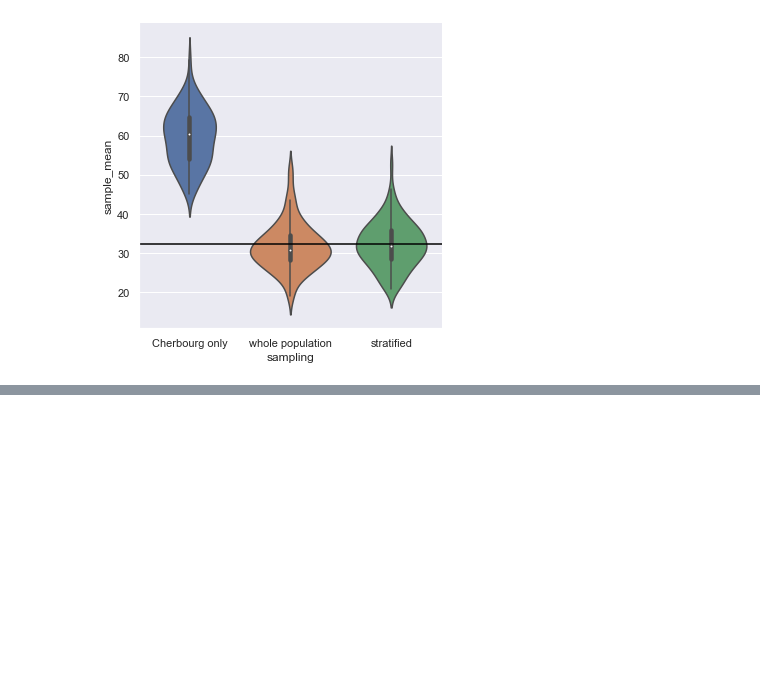
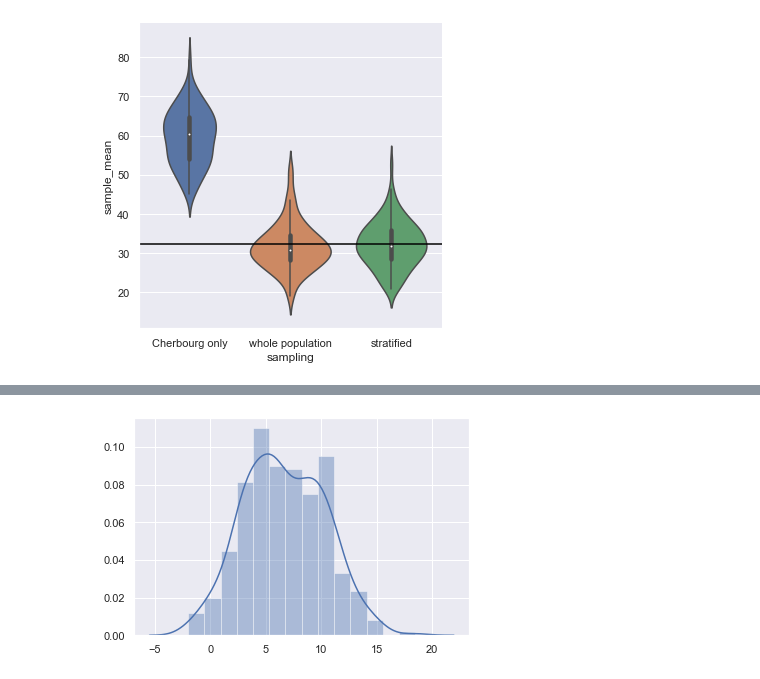
Before and after one commit to gentimouton/dives, a Jupyter notebook: practical_ds/practical_stats_ch2_sampling.ipynb, the cells around one changed output, grey strips where cells are left out. Saved outputs shown, nothing was run; the diff lists cells and outputs as text; code cells hidden in the pictures; blank space fills up the shorter version.

Commit message:
regression to the mean

```diff
--- a/practical_ds/practical_stats_ch2_sampling.ipynb
+++ b/practical_ds/practical_stats_ch2_sampling.ipynb
@@ -261,0 +270,14 @@ true total pop mean: 32.2042
+# %%
+# let's look at height of parents vs children
+# numbers are height offsets vs 60 inches (152.4cm), so 3 means 63
+# data is sorted by height offset of father, descendingly
+# family id, father height, mother height, sons1 to 10, d1 to 9
+
+def load_galton_data():
+    filename = 'family_height_parents_children_galton.csv'
+    df = pd.read_csv(filename)
+    return df
+
+df = load_galton_data()
+print(df.shape)
+df.head()
@@ -261,0 +293,64 @@ true total pop mean: 32.2042
+# %%
+def print_all_values(df):
+    # print all values in df, to debug
+    pd.unique(df.drop('fam',axis=1).values.ravel('K'))
+
+def hist_columns(df, cols):
+    x = pd.to_numeric(df[cols].values.ravel('K'))
+    sns.distplot(x)
+
+hist_columns(df, ['mom','dad'])
+
+def cleanup(df):
+    """
+    replace '*' with NaN,
+    and map adjectives like 'short' to values based on distribution above
+    output a df with one row per child
+    """
+
+    # replacements
+    adj_mapping = {
+        'short': 0,
+        'shortish': 3,
+        'middle': 6,
+        'medium': 6,
+        'med.': 6,
+        'tallish': 9,
+        'tall': 12,
+        'v.tall': 15,
+        'deformed': np.nan,
+        'idiotic': np.nan,
+    }
+
+    ddf = (
+        df
+        .replace('*', np.nan)
+        .replace(adj_mapping)
+    )
+
+    # unstack
+    son_cols = [f's{i}' for i in range(1,11)]
+    dgt_cols = [f'd{i}' for i in range(1,10)]
+    ddf = pd.melt(
+        ddf,
+        id_vars=['fam','dad','mom','n_children'],
+        value_vars=son_cols + dgt_cols,
+        var_name='child',
+        value_name='hdiff'
+    ).dropna()
+
+    # replace s1-10 and d1-9 with male/female. Ignore rank.
+    ddf['child_gender'] = (
+        ddf['child'].str.extract('([sd])')
+        .replace({'s':'male', 'd': 'female'})
+    )
+    ddf.drop('child', axis=1, inplace=True)
+
+    # enforce types
+    ddf['hdiff'] = ddf['hdiff'].astype('float')
+
+    return ddf
+
+ddf = cleanup(df)
+ddf.sort_values(by='fam').head(10)
+# %% [output]
@@ -261,0 +368 @@ true total pop mean: 32.2042
+[figure, added]
```
Also changed, not shown: parts of 5 cells of this notebook, 1 other file.
